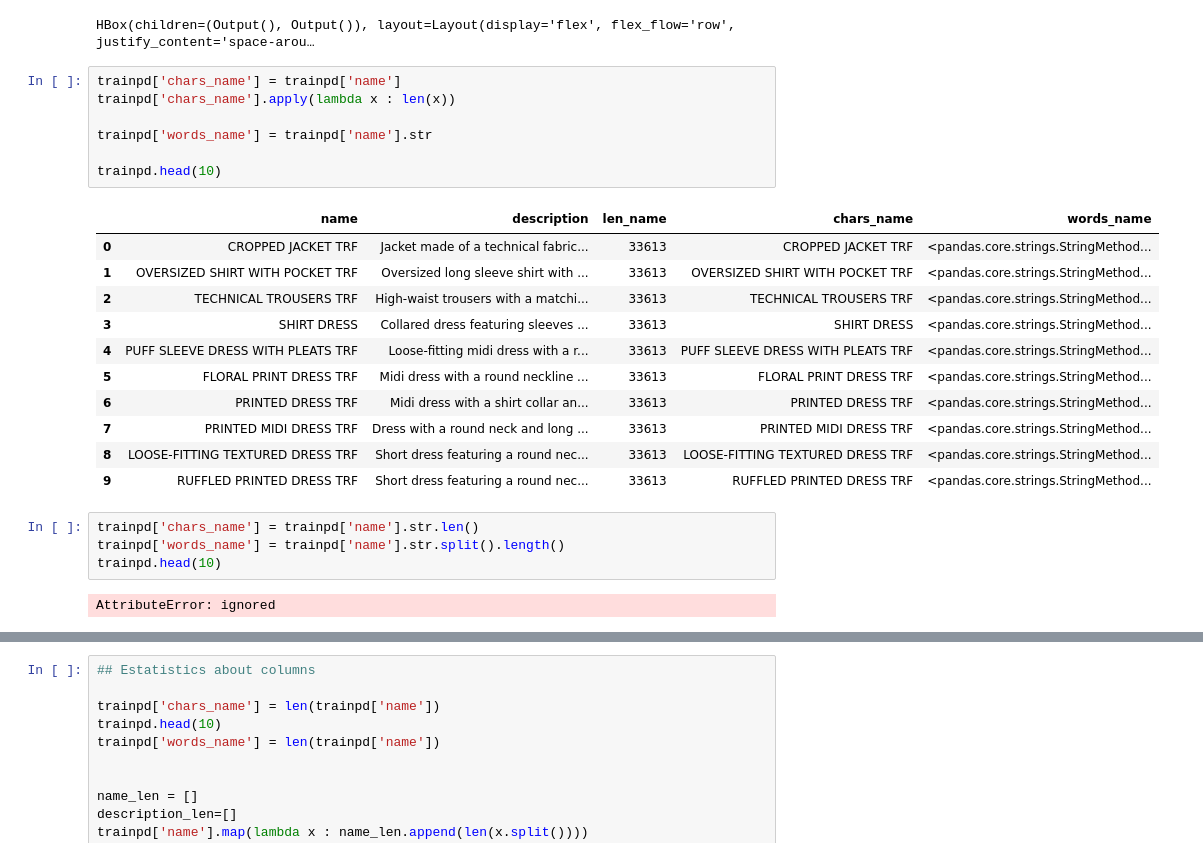
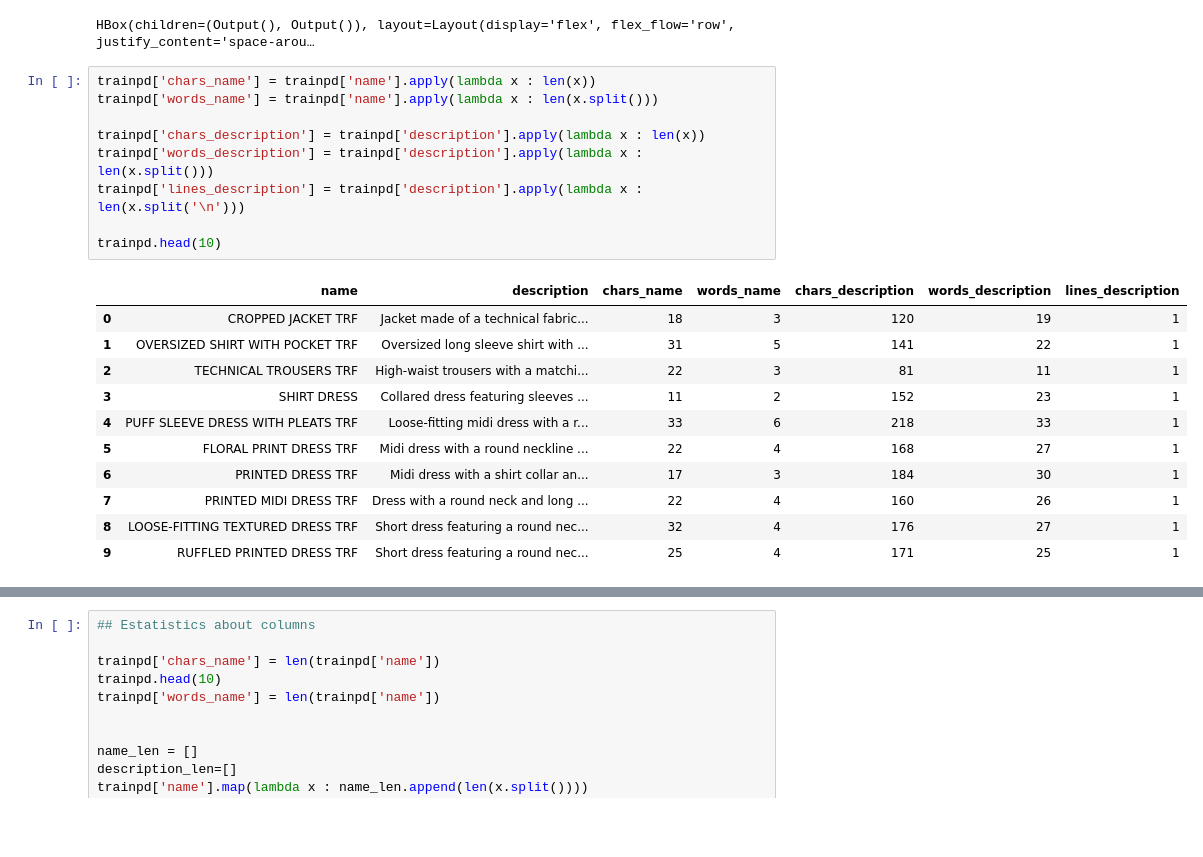
Before and after one commit to vbayarri/SpainAI_2020_reto_NLP, a Jupyter notebook: 1.Jupyter/Analysis.ipynb, the cells around one changed output, grey strips where cells are left out. Drawn from its saved outputs; the diff is of its cells as text; blank space fills up the shorter version.

```diff
--- a/1.Jupyter/Analysis.ipynb
+++ b/1.Jupyter/Analysis.ipynb
@@ -76,27 +76,23 @@ hbox
 # %% [output]
 HBox(children=(Output(), Output()), layout=Layout(display='flex', flex_flow='row', justify_content='space-arou…
 # %%
-trainpd['chars_name'] = trainpd['name']
-trainpd['chars_name'].apply(lambda x : len(x))
+trainpd['chars_name'] = trainpd['name'].apply(lambda x : len(x))
+trainpd['words_name'] = trainpd['name'].apply(lambda x : len(x.split()))
 
-trainpd['words_name'] = trainpd['name'].str
+trainpd['chars_description'] = trainpd['description'].apply(lambda x : len(x))
+trainpd['words_description'] = trainpd['description'].apply(lambda x : len(x.split()))
+trainpd['lines_description'] = trainpd['description'].apply(lambda x : len(x.split('\n')))
 
 trainpd.head(10)
 # %% [output]
-|  | name | description | len_name | chars_name | words_name |
-| 0 | CROPPED JACKET TRF | Jacket made of a technical fabric... | 33613 | CROPPED JACKET TRF | <pandas.core.strings.StringMethod... |
-| 1 | OVERSIZED SHIRT WITH POCKET TRF | Oversized long sleeve shirt with ... | 33613 | OVERSIZED SHIRT WITH POCKET TRF | <pandas.core.strings.StringMethod... |
-| 2 | TECHNICAL TROUSERS TRF | High-waist trousers with a matchi... | 33613 | TECHNICAL TROUSERS TRF | <pandas.core.strings.StringMethod... |
-| 3 | SHIRT DRESS | Collared dress featuring sleeves ... | 33613 | SHIRT DRESS | <pandas.core.strings.StringMethod... |
-| 4 | PUFF SLEEVE DRESS WITH PLEATS TRF | Loose-fitting midi dress with a r... | 33613 | PUFF SLEEVE DRESS WITH PLEATS TRF | <pandas.core.strings.StringMethod... |
-| 5 | FLORAL PRINT DRESS TRF | Midi dress with a round neckline ... | 33613 | FLORAL PRINT DRESS TRF | <pandas.core.strings.StringMethod... |
-| 6 | PRINTED DRESS TRF | Midi dress with a shirt collar an... | 33613 | PRINTED DRESS TRF | <pandas.core.strings.StringMethod... |
-| 7 | PRINTED MIDI DRESS TRF | Dress with a round neck and long ... | 33613 | PRINTED MIDI DRESS TRF | <pandas.core.strings.StringMethod... |
-| 8 | LOOSE-FITTING TEXTURED DRESS TRF | Short dress featuring a round nec... | 33613 | LOOSE-FITTING TEXTURED DRESS TRF | <pandas.core.strings.StringMethod... |
-| 9 | RUFFLED PRINTED DRESS TRF | Short dress featuring a round nec... | 33613 | RUFFLED PRINTED DRESS TRF | <pandas.core.strings.StringMethod... |
+|  | name | description | chars_name | words_name | chars_description | words_description | lines_description |
+| 0 | CROPPED JACKET TRF | Jacket made of a technical fabric... | 18 | 3 | 120 | 19 | 1 |
+| 1 | OVERSIZED SHIRT WITH POCKET TRF | Oversized long sleeve shirt with ... | 31 | 5 | 141 | 22 | 1 |
+| 2 | TECHNICAL TROUSERS TRF | High-waist trousers with a matchi... | 22 | 3 | 81 | 11 | 1 |
+| 3 | SHIRT DRESS | Collared dress featuring sleeves ... | 11 | 2 | 152 | 23 | 1 |
+| 4 | PUFF SLEEVE DRESS WITH PLEATS TRF | Loose-fitting midi dress with a r... | 33 | 6 | 218 | 33 | 1 |
+| 5 | FLORAL PRINT DRESS TRF | Midi dress with a round neckline ... | 22 | 4 | 168 | 27 | 1 |
+| 6 | PRINTED DRESS TRF | Midi dress with a shirt collar an... | 17 | 3 | 184 | 30 | 1 |
+| 7 | PRINTED MIDI DRESS TRF | Dress with a round neck and long ... | 22 | 4 | 160 | 26 | 1 |
+| 8 | LOOSE-FITTING TEXTURED DRESS TRF | Short dress featuring a round nec... | 32 | 4 | 176 | 27 | 1 |
+| 9 | RUFFLED PRINTED DRESS TRF | Short dress featuring a round nec... | 25 | 4 | 171 | 25 | 1 |
-# %%
-trainpd['chars_name'] = trainpd['name'].str.len()
-trainpd['words_name'] = trainpd['name'].str.split().length()
-trainpd.head(10)
-# %% [output]
-AttributeError: ignored
```
Also changed, not shown: parts of 1 cell of this notebook.
